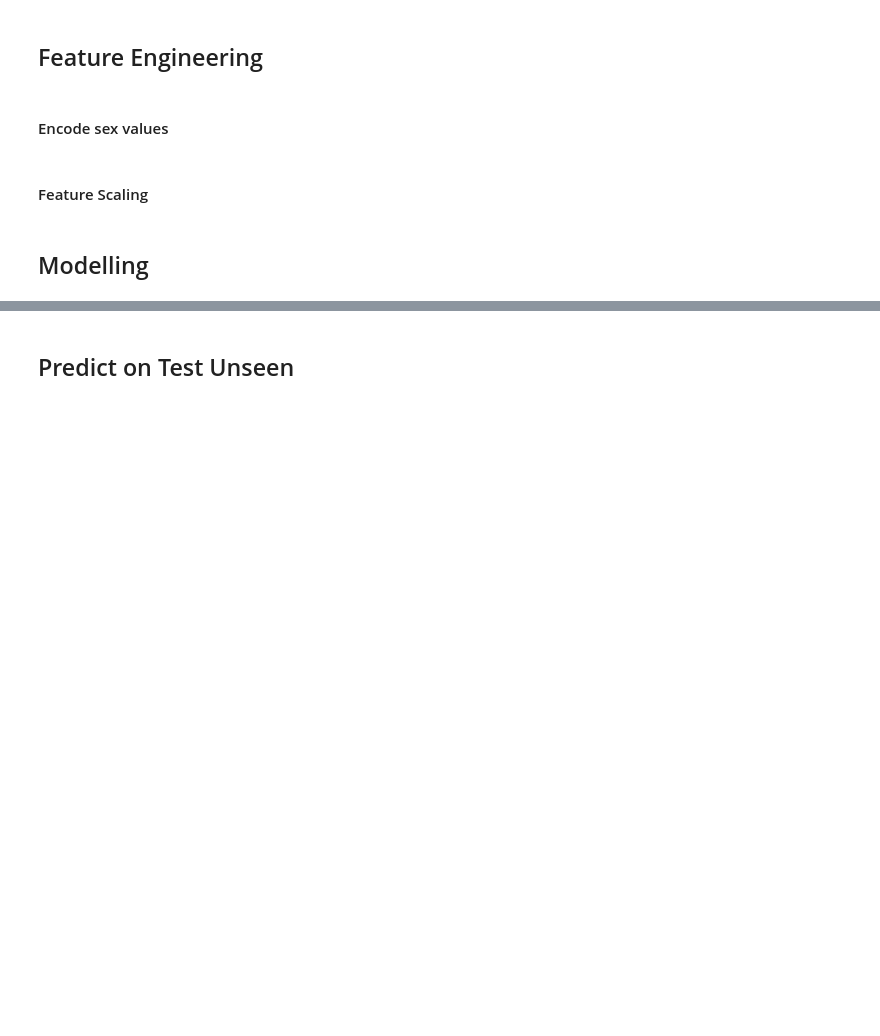
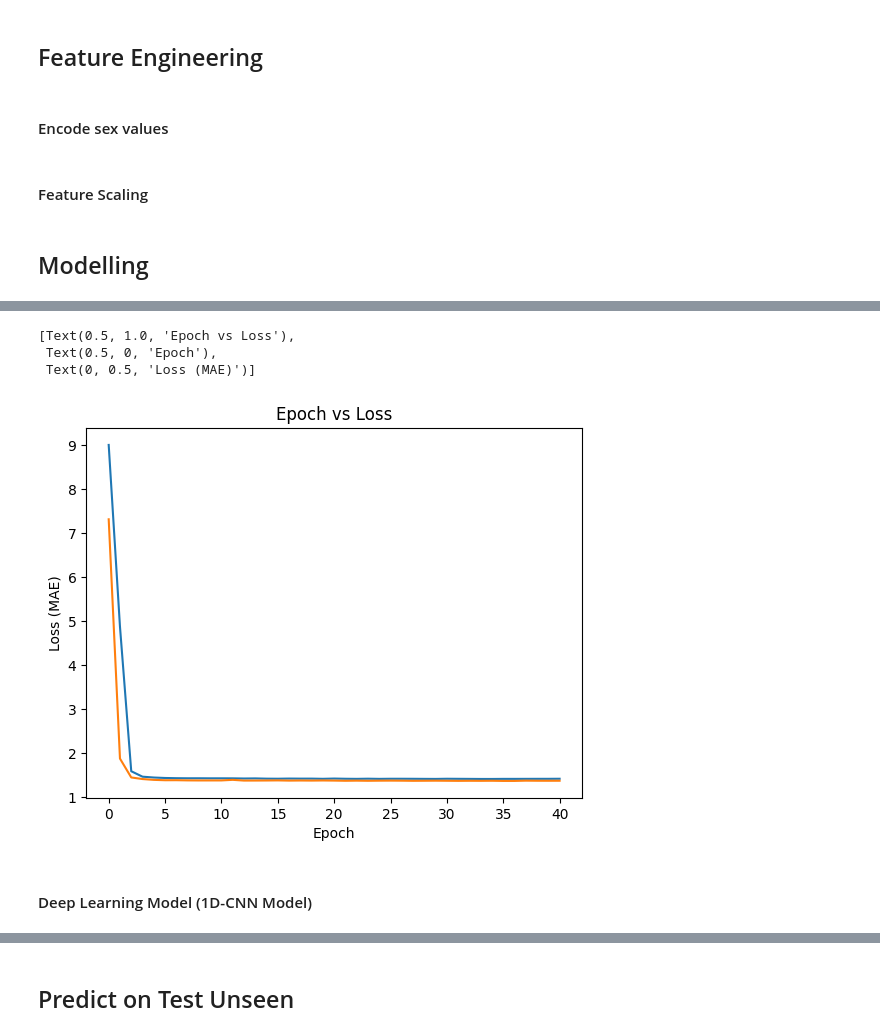
Before and after one commit to suriyakrishna/kaggle-competitions, a Jupyter notebook: playground-series/s3-regression-with-a-crab-age-dataset/ipynbs/modelling.ipynb, the cells around one changed output, grey strips where cells are left out. Saved outputs shown, nothing was run; the diff lists cells and outputs as text; code cells hidden in the pictures; blank space fills up the shorter version.

Commit message:
Crab Regressor- GBR, DL, DL-CNN Models

```diff
--- a/playground-series/s3-regression-with-a-crab-age-dataset/ipynbs/modelling.ipynb
+++ b/playground-series/s3-regression-with-a-crab-age-dataset/ipynbs/modelling.ipynb
@@ -46,7 +47,7 @@ unique_df['sex_cnt'] = grp1.transform(lambda x: len(set(x)))
 # %%
 unique_df1 = unique_df[(unique_df['sex_cnt'] == 1)]
 
-unique_df1 = unique_df1.drop('source', axis = 1)
+unique_df1 = unique_df1.drop(['source', 'sex_cnt', 'source_cnt'], axis = 1)
 # %%
 df.shape[0] - unique_df1.shape[0]
 # %% [output]
@@ -123,0 +185,37 @@ Test MAE: 1.4204740968676537
+# %%
+import keras
+from keras import layers, optimizers, callbacks, regularizers
+
+dl_model = keras.Sequential(
+    [
+        layers.InputLayer(input_shape=(X_train.shape[1])),
+        layers.Dense(5, activation='relu'),
+        layers.BatchNormalization(),
+        layers.Dense(3, activation='relu'),
+        layers.BatchNormalization(),
+        layers.Dense(1)
+    ]
+)
+
+dl_model.compile(
+    optimizer = optimizers.Adam(learning_rate = 0.001),
+    loss = 'mae'
+)
+
+model_callbacks = [
+    callbacks.EarlyStopping(
+        monitor = 'val_loss',
+        patience = 5,
+        restore_best_weights = True
+    )
+]
+
+history = dl_model.fit(
+    X_train,
+    y_train,
+    batch_size = 128,
+    epochs = 100,
+    validation_data = (X_test, y_test),
+    callbacks = model_callbacks,
+    workers = 2
+)
@@ -123,0 +247,12 @@ Test MAE: 1.4204740968676537
+# %%
+axs = plt.axes()
+axs.plot(history.history['loss'], label = 'train-loss')
+axs.plot(history.history['val_loss'], label = 'val-loss')
+axs.set(title = 'Epoch vs Loss', xlabel = 'Epoch', ylabel = 'Loss (MAE)')
+# %% [output]
+[Text(0.5, 1.0, 'Epoch vs Loss'),
+ Text(0.5, 0, 'Epoch'),
+ Text(0, 0.5, 'Loss (MAE)')]
+[figure, added]
+# %% [markdown]
+#### Deep Learning Model (1D-CNN Model)
```
Also changed, not shown: parts of 21 cells of this notebook, 4 other files.
